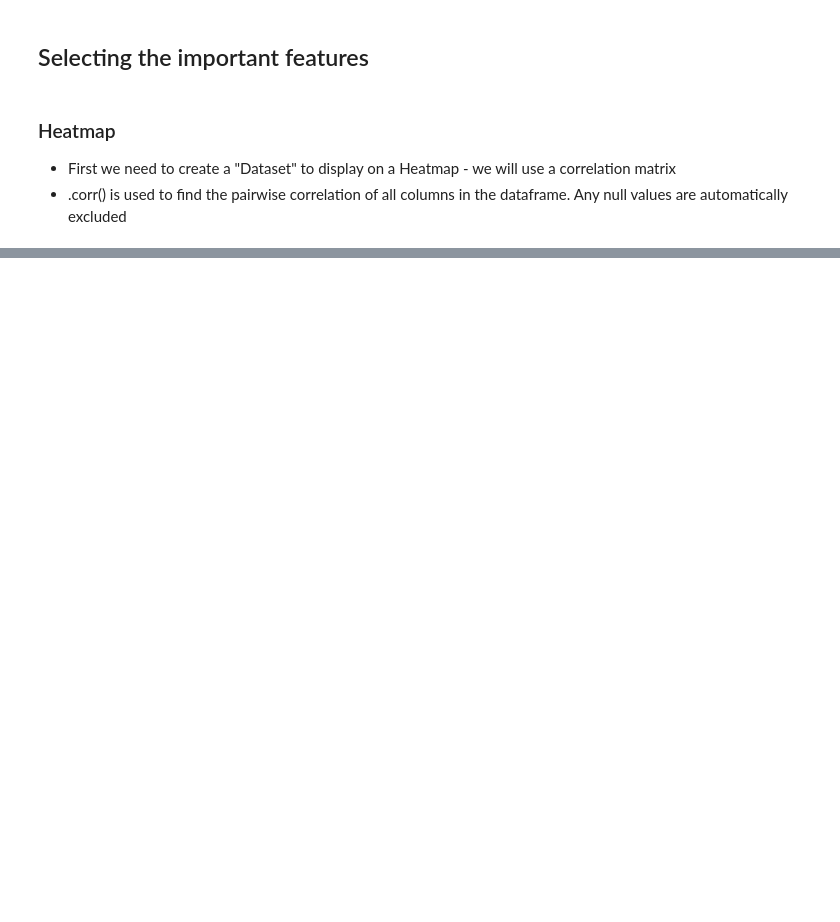
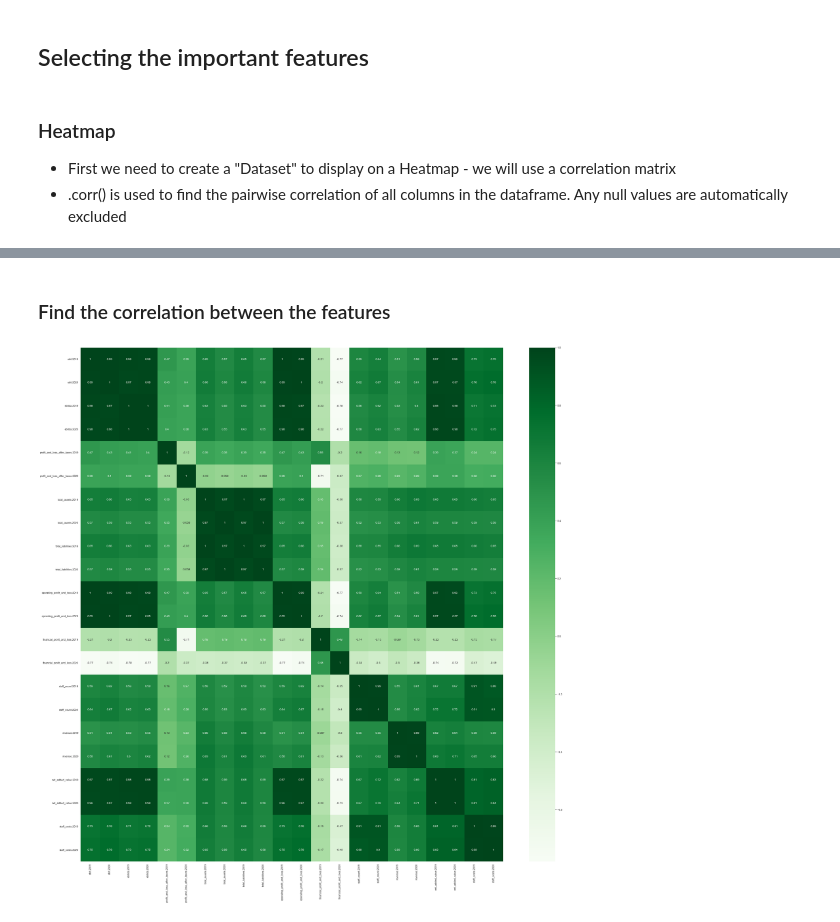
Before and after one commit to PragatiKhadka/revenue_prediction, a Jupyter notebook: Project1.ipynb, the cells around one changed output, grey strips where cells are left out. Saved outputs shown, nothing was run; the diff lists cells and outputs as text; code cells hidden in the pictures; blank space fills up the shorter version.

```diff
--- a/Project1.ipynb
+++ b/Project1.ipynb
@@ -422,0 +300,30 @@ g = sns.pairplot(df_NVery_large)
+# %% [markdown]
+### Find the correlation between the features
+# %%
+#  Heatmap for the years (2020, 2019)
+# Increases the size of sns plots
+sns.set(rc={'figure.figsize':(40,40)})
+
+#selecting the columns that I want to check the correlation between them
+n_variables = [
+       'ebit.2019', 'ebit.2020', 'ebitda.2019', 'ebitda.2020',
+       'profit_and_loss_after_taxes.2019', 'profit_and_loss_after_taxes.2020',
+       'total_assets.2019', 'total_assets.2020', 'total_liabilities.2019',
+       'total_liabilities.2020', 'operating_profit_and_loss.2019',
+       'operating_profit_and_loss.2020', 'financial_profit_and_loss.2019',
+       'financial_profit_and_loss.2020', 'staff_count.2019',
+       'staff_count.2020', 'revenue.2019', 'revenue.2020',
+       'net_added_value.2019', 'net_added_value.2020', 'staff_costs.2019',
+       'staff_costs.2020']
+
+# creating the correlation dataset using Pearson method (linear relation)
+pc = New_clean_df[n_variables].corr(method ='pearson')
+
+cols = n_variables
+ax = sns.heatmap(pc, annot=True,
+                 yticklabels=cols,
+                 xticklabels=cols,
+                 annot_kws={'size':12},
+                 cmap="Greens")
+# %% [output]
+[figure, added]
```
Also changed, not shown: parts of 37 cells of this notebook.
